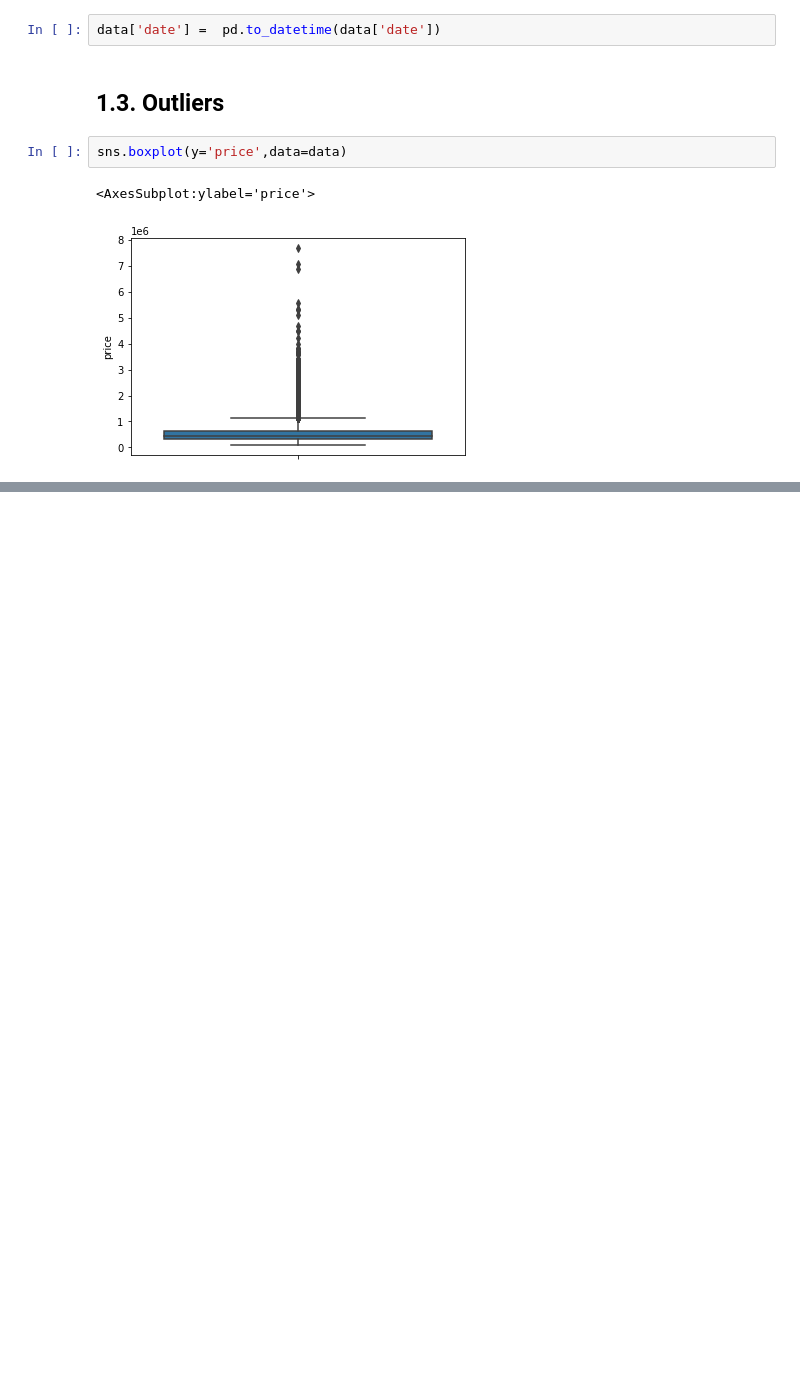
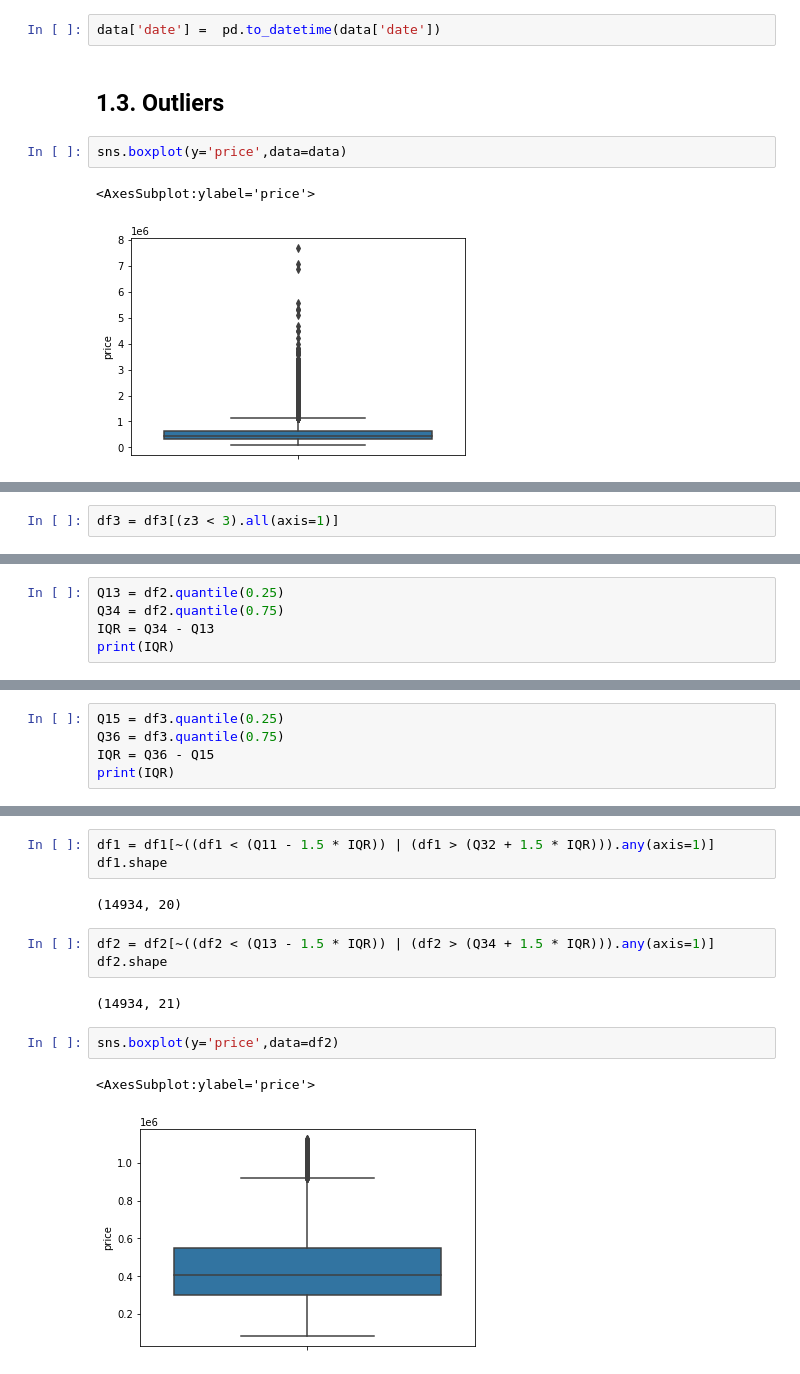
Before and after one commit to lucasquemelli/House_Rocket, a Jupyter notebook: House_Rocket_venv/house_rocket_insight.ipynb, the cells around one changed output, grey strips where cells are left out. Saved outputs shown, nothing was run; the diff lists cells and outputs as text; blank space fills up the shorter version.

```diff
--- a/House_Rocket_venv/house_rocket_insight.ipynb
+++ b/House_Rocket_venv/house_rocket_insight.ipynb
@@ -273,0 +313,2 @@ data_clean = data_clean[(z < 3).all(axis=1)]
+# %%
+df3 = df3[(z3 < 3).all(axis=1)]
@@ -273,0 +358,5 @@ data_clean = data_clean[(z < 3).all(axis=1)]
+# %%
+Q13 = df2.quantile(0.25)
+Q34 = df2.quantile(0.75)
+IQR = Q34 - Q13
+print(IQR)
@@ -273,0 +381,5 @@ data_clean = data_clean[(z < 3).all(axis=1)]
+# %%
+Q15 = df3.quantile(0.25)
+Q36 = df3.quantile(0.75)
+IQR = Q36 - Q15
+print(IQR)
@@ -273,0 +444,15 @@ data_clean = data_clean[(z < 3).all(axis=1)]
+# %%
+df1 = df1[~((df1 < (Q11 - 1.5 * IQR)) | (df1 > (Q32 + 1.5 * IQR))).any(axis=1)]
+df1.shape
+# %% [output]
+(14934, 20)
+# %%
+df2 = df2[~((df2 < (Q13 - 1.5 * IQR)) | (df2 > (Q34 + 1.5 * IQR))).any(axis=1)]
+df2.shape
+# %% [output]
+(14934, 21)
+# %%
+sns.boxplot(y='price',data=df2)
+# %% [output]
+<AxesSubplot:ylabel='price'>
+[figure, added]
```
Also changed, not shown: parts of 29 cells of this notebook.
